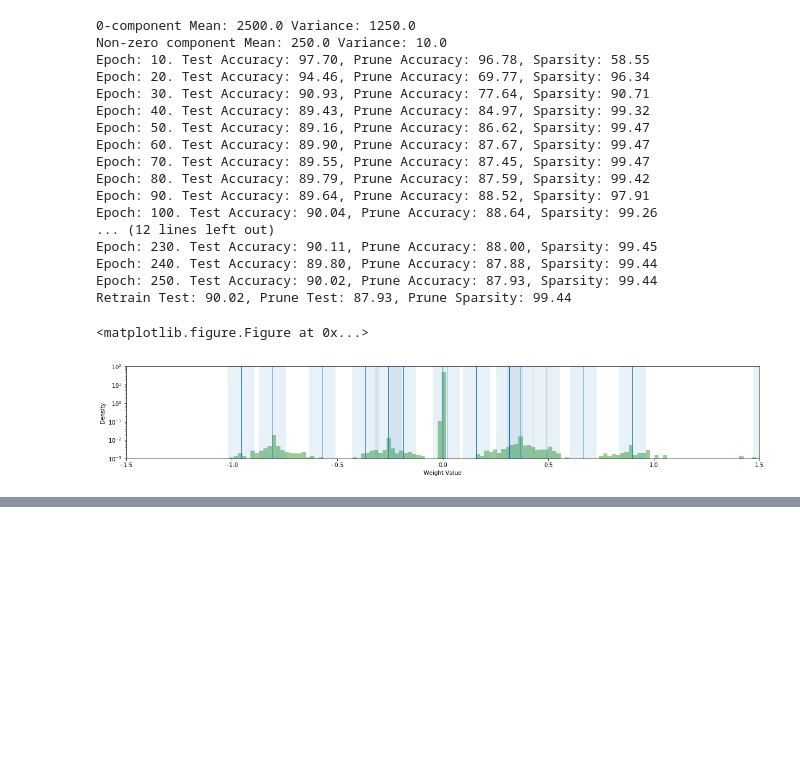
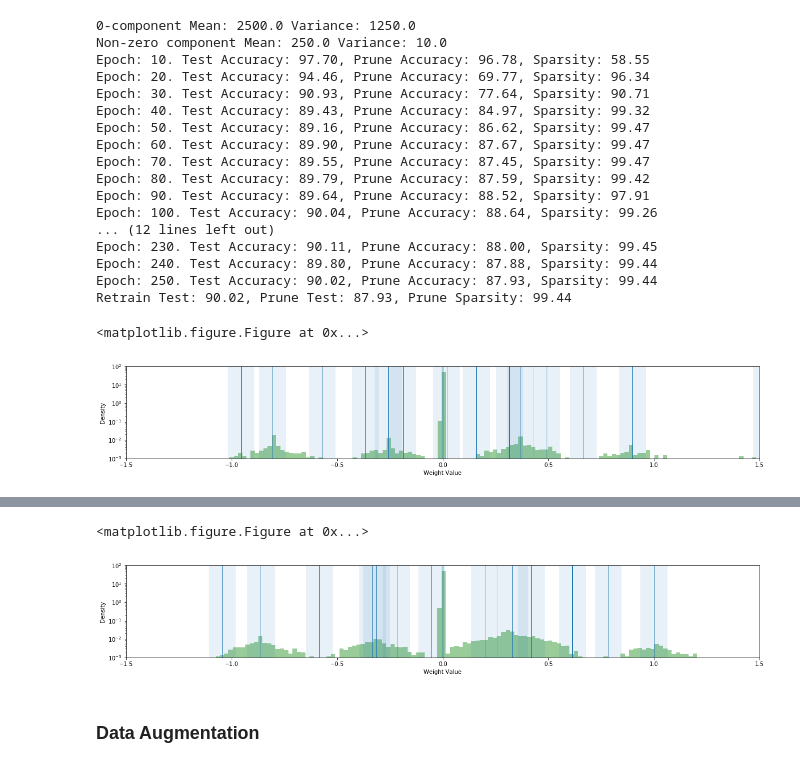
Before and after one commit to okz12/NN_compression, a Jupyter notebook: writeup/synth_data/synth_data.ipynb, the cells around one changed output, grey strips where cells are left out. Drawn from its saved outputs; the diff is of its cells as text; code cells hidden in the pictures; blank space fills up the shorter version.

```diff
--- a/writeup/synth_data/synth_data.ipynb
+++ b/writeup/synth_data/synth_data.ipynb
@@ -46,9 +40,6 @@ from extract_targets import get_targets
 from retrain_layer import init_retrain_layer
 #from retrain_model import retrain_model
 
-test_data_full = Variable(test_data(fetch='data')).cuda()
-test_labels_full = Variable(test_data(fetch='labels')).cuda()
-
 %matplotlib inline
 import matplotlib.pyplot as plt
 import seaborn as sns
@@ -65,23 +56,30 @@ def retrain_model(mean, var, zmean, zvar, tau, temp, mixtures, model_name, mode,
     ab = get_ab(mean, var)
     zab = get_ab(zmean, zvar)
 
-    model_file = 'mnist_{}_{}_{}'.format("LeNet_300_100", 100, "full")
+    test_data_full = Variable(test_data(fetch='data', dset=dset)).cuda()
+    test_labels_full = Variable(test_data(fetch='labels', dset=dset)).cuda()
+
+    model_file = '{}_{}_{}_{}'.format(dset, "LeNet_300_100", 100, "full")
     model = torch.load(model_load_dir + model_file + '.m').cuda()
 
-    train_input = train_data(fetch = "data")[0:2000].cuda()
+    train_input = train_data(fetch = "data", dset=dset)[0:1000].cuda()
     if (mode == "sws"):
-        output = train_data(fetch = "labels")[0:2000].cuda()
+        output = train_data(fetch = "labels", dset=dset)[0:1000].cuda()
         retraining_epochs = 250
     if (mode == "kd"):
         output = model(Variable(train_input))
         output = (nn.Softmax(dim=1)(output/temp)).data
         retraining_epochs = 250
     if (mode == "synth"):
-        mean=train_input.mean(dim=0).cpu().numpy()
-        std=train_input.std(dim=0).cpu().numpy()
-        new_data = np.concatenate([[np.random.normal(mean, std) for x in range(10000)]], axis=1)
-        train_data_exp = torch.Tensor(new_data).clamp(0,1).cuda()
-        #train_input_exp = torch.cat([train_input + (torch.FloatTensor(2000, 28, 28).normal_(0, 0.2)).cuda() for x in range(5)]).clamp(0, 1)
+        #data_aug 1
+        if (True):
+            mean=train_input.mean(dim=0).cpu().numpy()
+            std=train_input.std(dim=0).cpu().numpy()
+            new_data = np.concatenate([[np.random.normal(mean, std) for x in range(10000)]], axis=1)
+            train_data_exp = torch.Tensor(new_data).clamp(0,1).cuda()
+            train_input_exp = torch.cat([train_input + (torch.FloatTensor(1000, 28, 28).normal_(0, 0.2)).cuda() for x in range(10)]).clamp(0, 1)
+        if (False):
+            train_input_exp = torch.load("synth_data_2.m")
         output = model(Variable(train_input_exp))
         output = (nn.Softmax(dim=1)(output/temp)).data
         train_input = train_input_exp
@@ -106,7 +104,7 @@ def retrain_model(mean, var, zmean, zvar, tau, temp, mixtures, model_name, mode,
 
     opt = torch.optim.Adam(optimizable_params)#log precisions and mixing proportions
 
-    res_stats = plot_data(init_model = model, gmp = gmp, mode = 'retrain', data_size = "full", loss_type='CE', mv = (mean, var), zmv = (zmean, zvar), tau = tau, temp = temp, mixtures = mixtures)
+    res_stats = plot_data(init_model = model, gmp = gmp, mode = 'retrain', data_size = "full", loss_type='CE', mv = (mean, var), zmv = (zmean, zvar), tau = tau, temp = temp, mixtures = mixtures, dset=dset)
     s_hist = []
     a_hist = []
     for epoch in range(retraining_epochs):
@@ -222,3 +220,7 @@ Epoch: 250. Test Accuracy: 90.02, Prune Accuracy: 87.93, Sparsity: 99.44
 Retrain Test: 90.02, Prune Test: 87.93, Prune Sparsity: 99.44
 <matplotlib.figure.Figure at 0x...>
 [figure]
+# %%
+model, gmp, res = retrain_model(250, 10, 2500, 1250, 5e-6, 5, 16, "LeNet_300_100", "synth", 'MSEST', False, "")
+show_sws_weights_log(model = model, means = list(gmp.means.data.clone().cpu()), precisions = list(gmp.gammas.data.clone().cpu()))
+# %% [output]
@@ -224,0 +244,4 @@ Retrain Test: 90.02, Prune Test: 87.93, Prune Sparsity: 99.44
+<matplotlib.figure.Figure at 0x...>
+[figure, added]
+# %% [markdown]
+### Data Augmentation
```
Also changed, not shown: parts of 13 cells of this notebook, 12 other files.
